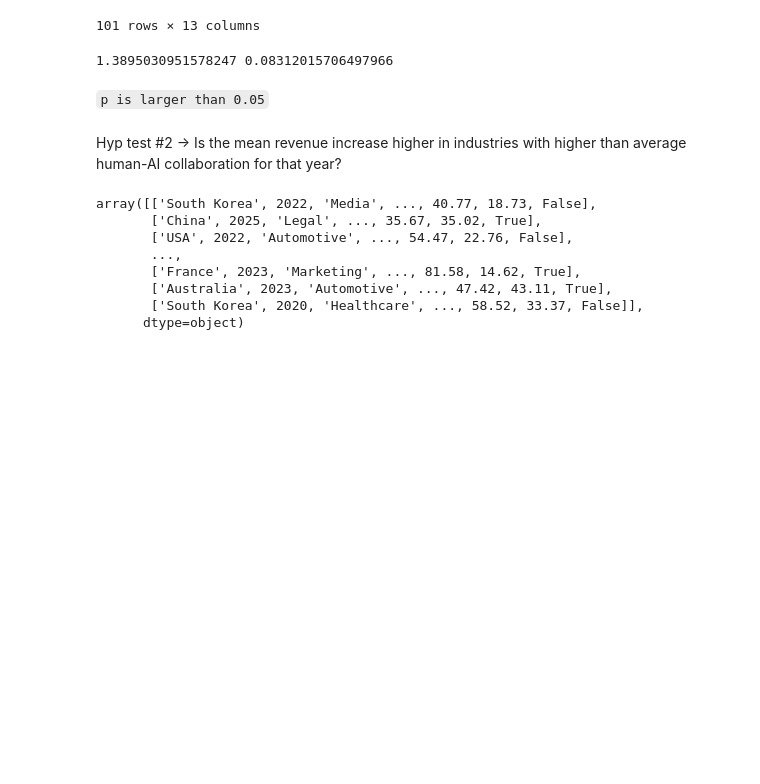
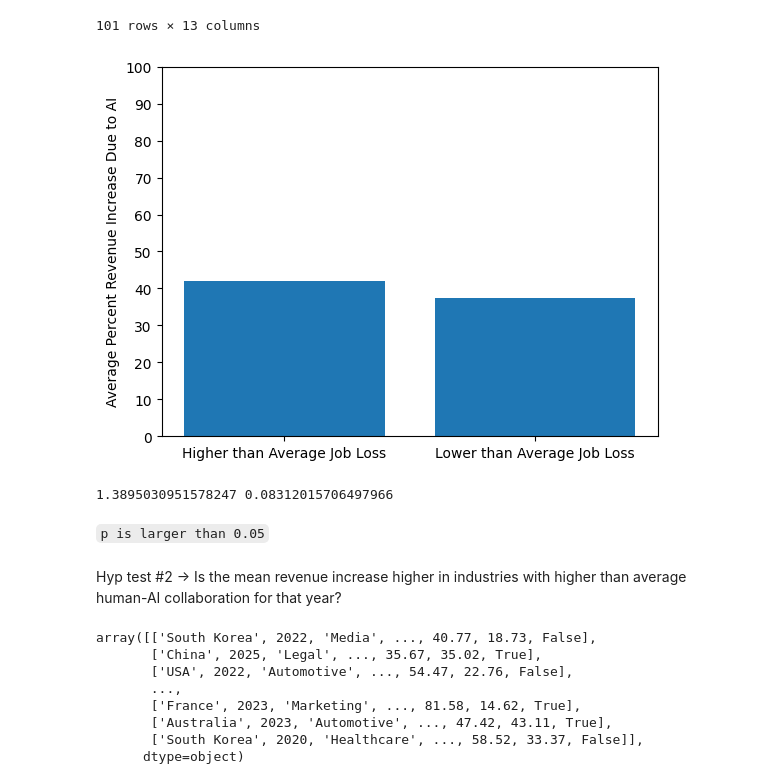
Before and after one commit to jigar-shroff/AiOnDigitalMediaResearch, a Jupyter notebook: AIOnDigitalMediaResearch.ipynb, the cells around one changed output. Cells and saved outputs as stored; diff of their text form; code cells hidden in the pictures; blank space fills up the shorter version.

Commit message:
Added visualizations

```diff
--- a/AIOnDigitalMediaResearch.ipynb
+++ b/AIOnDigitalMediaResearch.ipynb
@@ -997,6 +1003,16 @@ lowerThanMean
 101 rows × 13 columns
 # %%
 t, p = stats.ttest_ind(higherThanMean["Revenue Increase Due to AI"], lowerThanMean["Revenue Increase Due to AI"], alternative = "greater")
+# %%
+# stdDevs = [higherThanMean["Revenue Increase Due to AI"].std(), lowerThanMean["Revenue Increase Due to AI"].std()]
+plt.bar(["Higher than Average Job Loss", "Lower than Average Job Loss"], [higherThanMean["Revenue Increase Due to AI"].mean(), lowerThanMean["Revenue Increase Due to AI"].mean()], label = ["Higher than Average Job Loss", "Lower than Average Job Loss"])
+
+plt.ylabel("Average Percent Revenue Increase Due to AI")
+# plt.xticks(rotation = 15)
+plt.yticks(range(0,101,10))
+plt.show()
+# %% [output]
+[figure, added]
 # %%
 print(t, p)
 # %% [output]
```
Also changed, not shown: parts of 10 cells of this notebook.
